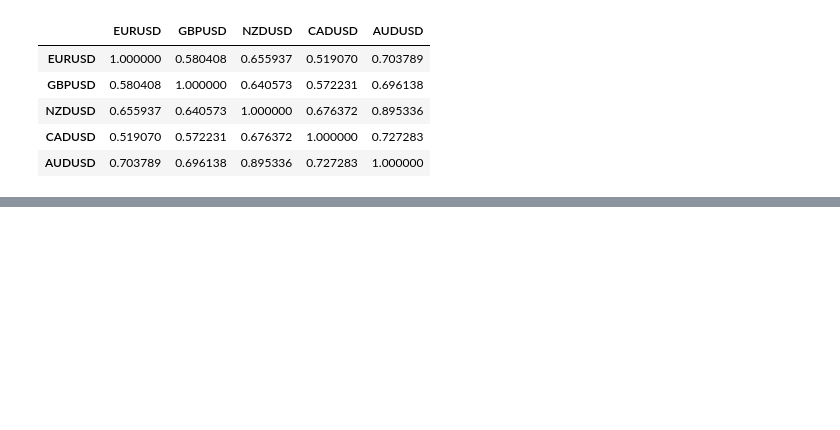
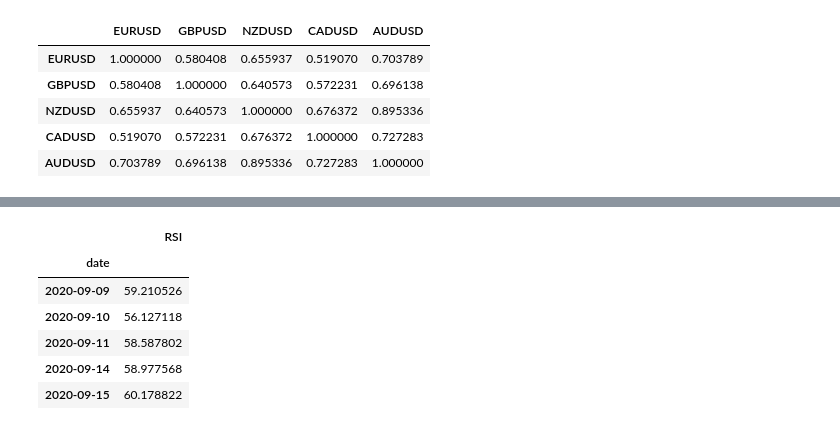
Before and after one commit to jenno11/Currency-Analysis, a Jupyter notebook: Project1.ipynb, the cells around one changed output, grey strips where cells are left out. Cells and saved outputs as stored; diff of their text form; code cells hidden in the pictures; blank space fills up the shorter version.

```diff
--- a/Project1.ipynb
+++ b/Project1.ipynb
@@ -188,0 +158,17 @@ sns.heatmap(correlation, vmin=-1, vmax=1)
+# %%
+# Clean RSI data
+# Set Index to date
+df_audusd_rsi = df_audusd_rsi.set_index('date')
+# %%
+df_audusd_rsi.columns = ['RSI']
+# %%
+df_audusd_rsi = df_audusd_rsi.dropna()
+df_audusd_rsi.head()
+# %% [output]
+|  | RSI |
+| date |  |
+| 2020-09-09 | 59.210526 |
+| 2020-09-10 | 56.127118 |
+| 2020-09-11 | 58.587802 |
+| 2020-09-14 | 58.977568 |
+| 2020-09-15 | 60.178822 |
```
Also changed, not shown: parts of 15 cells of this notebook, 2 other files.
